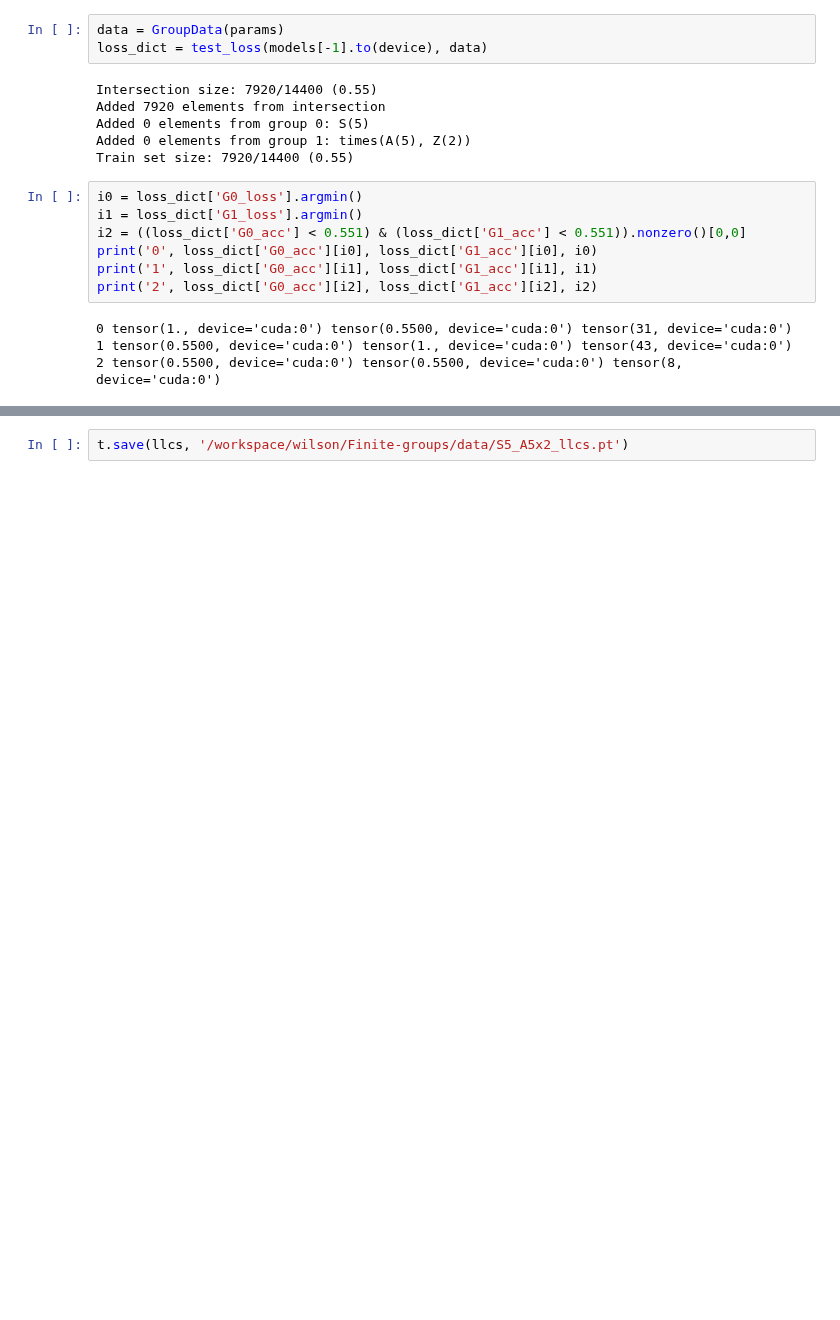
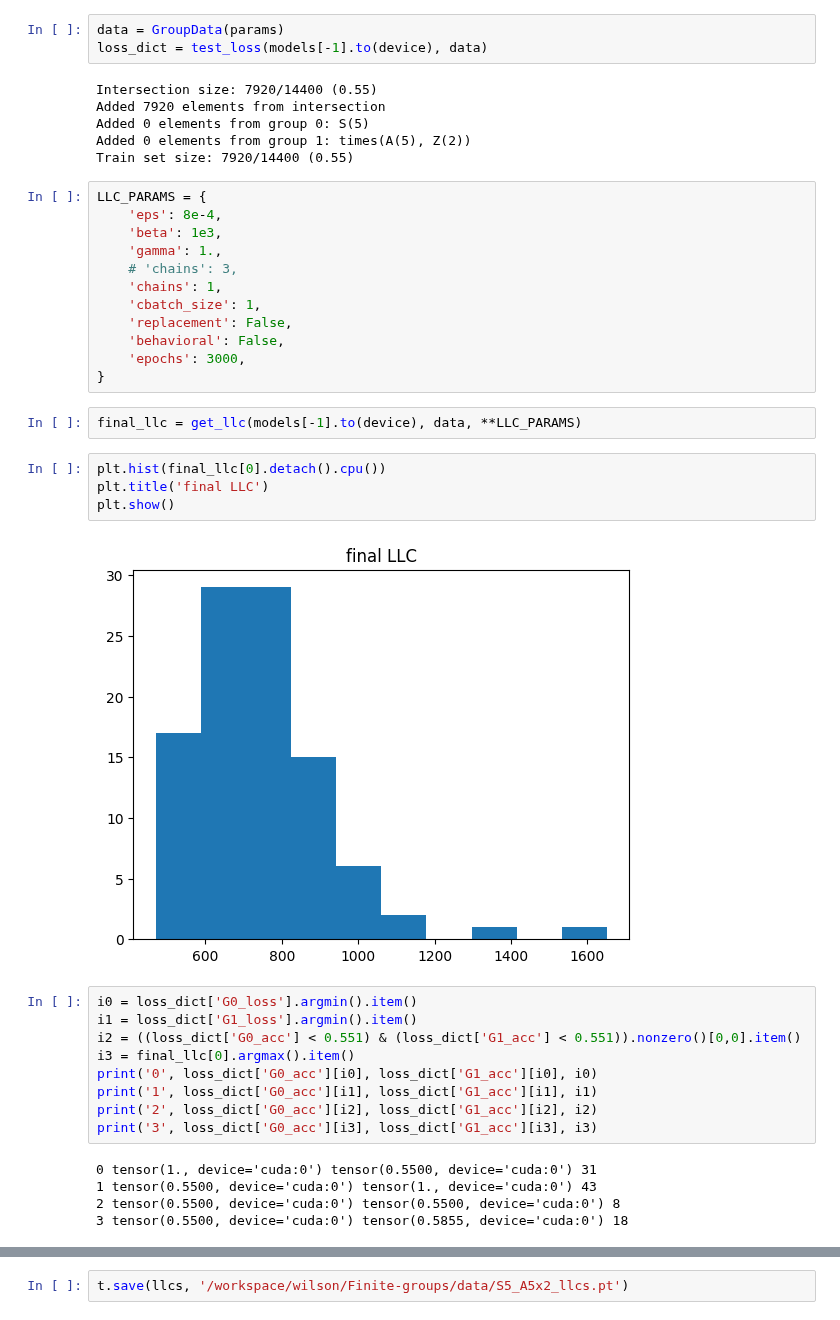
Before and after one commit to LouisYRYJ/Finite-groups, a Jupyter notebook: notebooks/scratch/llc_save.ipynb, the cells around one changed output, grey strips where cells are left out. Drawn from its saved outputs; the diff is of its cells as text; blank space fills up the shorter version.

```diff
--- a/notebooks/scratch/llc_save.ipynb
+++ b/notebooks/scratch/llc_save.ipynb
@@ -39,15 +39,38 @@ Added 7920 elements from intersection
 Added 0 elements from group 0: S(5)
 Added 0 elements from group 1: times(A(5), Z(2))
 Train set size: 7920/14400 (0.55)
+# %%
+LLC_PARAMS = {
+    'eps': 8e-4,
+    'beta': 1e3,
+    'gamma': 1.,
+    # 'chains': 3,
+    'chains': 1,
+    'cbatch_size': 1,
+    'replacement': False,
+    'behavioral': False,
+    'epochs': 3000,
+}
+# %%
+final_llc = get_llc(models[-1].to(device), data, **LLC_PARAMS)
+# %%
+plt.hist(final_llc[0].detach().cpu())
+plt.title('final LLC')
+plt.show()
+# %% [output]
+[figure, added]
 # %%
-i0 = loss_dict['G0_loss'].argmin()
-i1 = loss_dict['G1_loss'].argmin()
-i2 = ((loss_dict['G0_acc'] < 0.551) & (loss_dict['G1_acc'] < 0.551)).nonzero()[0,0]
+i0 = loss_dict['G0_loss'].argmin().item()
+i1 = loss_dict['G1_loss'].argmin().item()
+i2 = ((loss_dict['G0_acc'] < 0.551) & (loss_dict['G1_acc'] < 0.551)).nonzero()[0,0].item()
+i3 = final_llc[0].argmax().item()
 print('0', loss_dict['G0_acc'][i0], loss_dict['G1_acc'][i0], i0)
 print('1', loss_dict['G0_acc'][i1], loss_dict['G1_acc'][i1], i1)
 print('2', loss_dict['G0_acc'][i2], loss_dict['G1_acc'][i2], i2)
+print('3', loss_dict['G0_acc'][i3], loss_dict['G1_acc'][i3], i3)
 # %% [output]
-0 tensor(1., device='cuda:0') tensor(0.5500, device='cuda:0') tensor(31, device='cuda:0')
-1 tensor(0.5500, device='cuda:0') tensor(1., device='cuda:0') tensor(43, device='cuda:0')
-2 tensor(0.5500, device='cuda:0') tensor(0.5500, device='cuda:0') tensor(8, device='cuda:0')
+0 tensor(1., device='cuda:0') tensor(0.5500, device='cuda:0') 31
+1 tensor(0.5500, device='cuda:0') tensor(1., device='cuda:0') 43
+2 tensor(0.5500, device='cuda:0') tensor(0.5500, device='cuda:0') 8
+3 tensor(0.5500, device='cuda:0') tensor(0.5855, device='cuda:0') 18
 # %%
```
Also changed, not shown: parts of 4 cells of this notebook, 3 other files.
